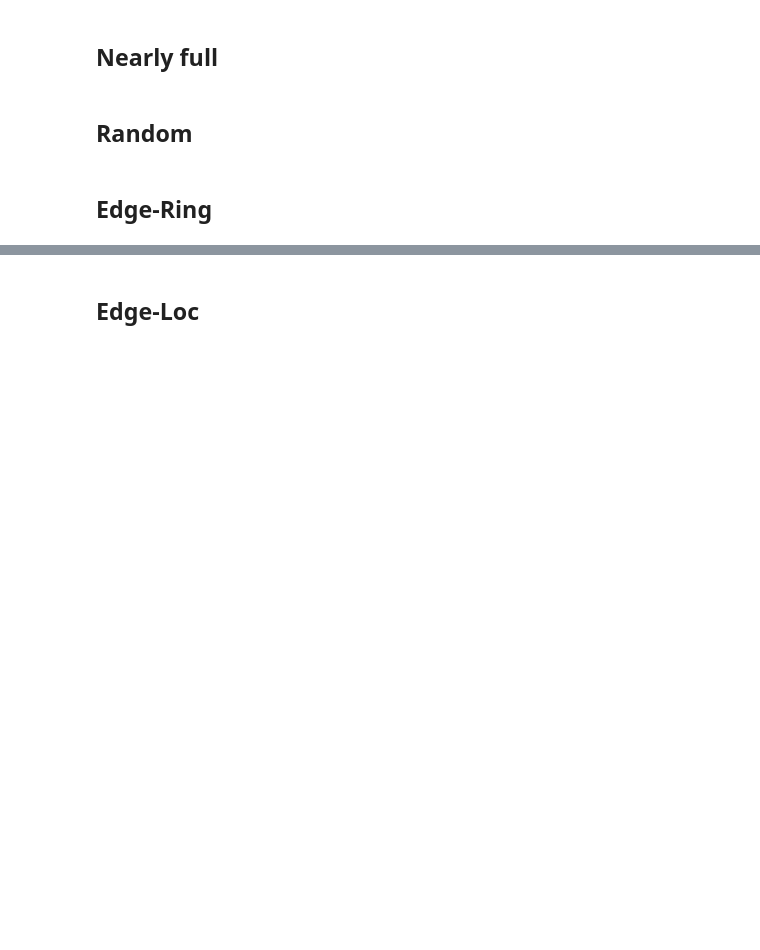
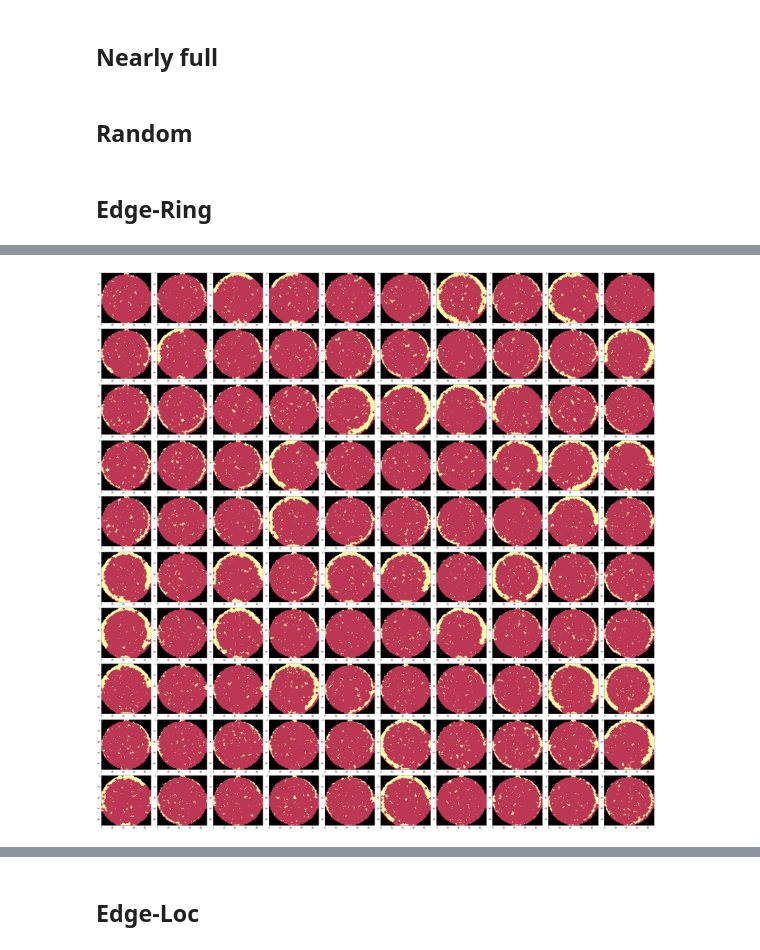
Before and after one commit to Keleas/Wafer_maps, a Jupyter notebook: Wafer_card_synthesis.ipynb, the cells around one changed output, grey strips where cells are left out. Drawn from its saved outputs; the diff is of its cells as text; code cells hidden in the pictures; blank space fills up the shorter version.

```diff
--- a/Wafer_card_synthesis.ipynb
+++ b/Wafer_card_synthesis.ipynb
@@ -842,3 +963,23 @@ Wall time: 973 ms
 ## Random
 # %% [markdown]
 ## Edge-Ring
+# %%
+%%time
+
+N_POINTS = 100
+
+PHI1 = np.random.uniform(np.pi*0, np.pi*1, size=N_POINTS)
+PHI2 = np.random.uniform(np.pi*1.3, np.pi*2, size=N_POINTS)
+PHI = np.vstack((PHI1, PHI2))
+PHI = np.array([[PHI[0,i], PHI[1,i]] for i in range(PHI.shape[1])])
+
+r1 = np.random.randint(42, 43, size=N_POINTS)
+r2 = np.random.randint(45, 46, size=N_POINTS)
+r = np.vstack((r1, r2))
+r = np.array([[r[0,i], r[1,i]] for i in range(r.shape[1])])
+
+XC = np.random.randint(44, 45 , size=N_POINTS)
+YC = np.random.randint(44, 45, size=N_POINTS)
+
+## интесивность
+N = np.random.randint(200, 210, size=N_POINTS)
@@ -844,0 +988,5 @@ Wall time: 973 ms
+# %%
+%%time
+plot_rings(XC, YC, r, PHI, N)
+# %% [output]
+[figure, added]
```
Also changed, not shown: parts of 14 cells of this notebook.
